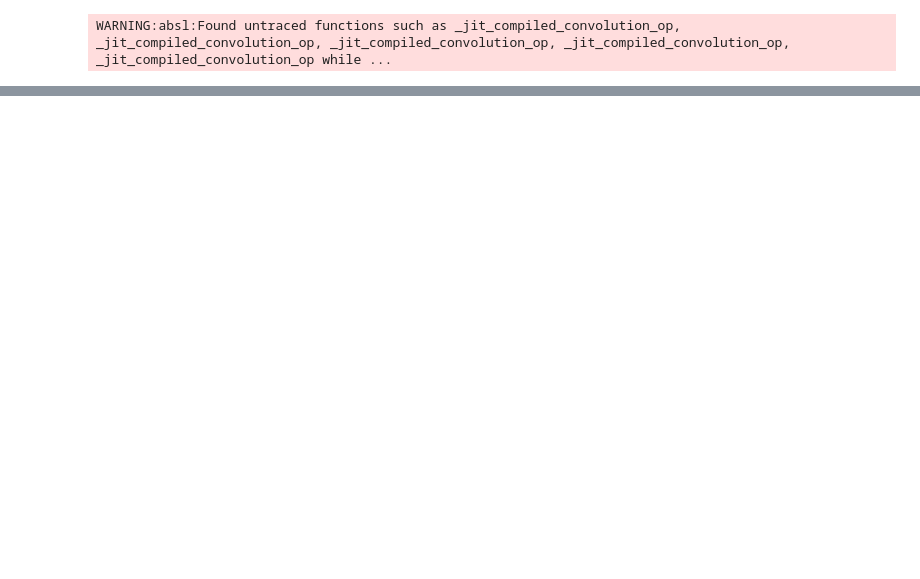
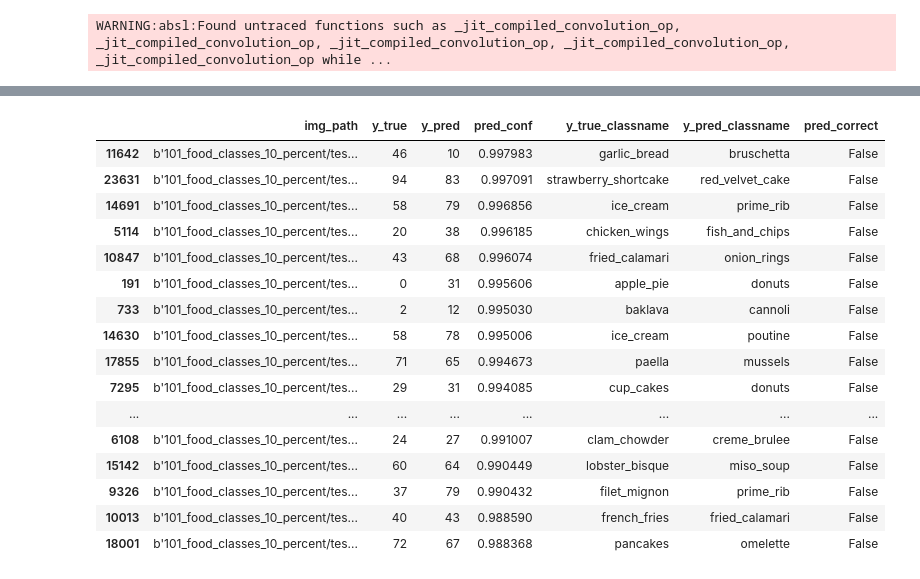
Before and after one commit to 95ImadEL/Tensorflow-basics, a Jupyter notebook: Scaling_up.ipynb, the cells around one changed output, grey strips where cells are left out. Drawn from its saved outputs; the diff is of its cells as text; code cells hidden in the pictures; blank space fills up the shorter version.

```diff
--- a/Scaling_up.ipynb
+++ b/Scaling_up.ipynb
@@ -236,0 +533,22 @@ WARNING:absl:Found untraced functions such as _jit_compiled_convolution_op, _jit
+# %%
+# 4. Get the top 100 wrong examples
+top_100_wrong = pred_df[pred_df["pred_correct"] == False].sort_values("pred_conf", ascending=False)[:100]
+top_100_wrong.head(20)
+# %% [output]
+|  | img_path | y_true | y_pred | pred_conf | y_true_classname | y_pred_classname | pred_correct |
+| 11642 | b'101_food_classes_10_percent/tes... | 46 | 10 | 0.997983 | garlic_bread | bruschetta | False |
+| 23631 | b'101_food_classes_10_percent/tes... | 94 | 83 | 0.997091 | strawberry_shortcake | red_velvet_cake | False |
+| 14691 | b'101_food_classes_10_percent/tes... | 58 | 79 | 0.996856 | ice_cream | prime_rib | False |
+| 5114 | b'101_food_classes_10_percent/tes... | 20 | 38 | 0.996185 | chicken_wings | fish_and_chips | False |
+| 10847 | b'101_food_classes_10_percent/tes... | 43 | 68 | 0.996074 | fried_calamari | onion_rings | False |
+| 191 | b'101_food_classes_10_percent/tes... | 0 | 31 | 0.995606 | apple_pie | donuts | False |
+| 733 | b'101_food_classes_10_percent/tes... | 2 | 12 | 0.995030 | baklava | cannoli | False |
+| 14630 | b'101_food_classes_10_percent/tes... | 58 | 78 | 0.995006 | ice_cream | poutine | False |
+| 17855 | b'101_food_classes_10_percent/tes... | 71 | 65 | 0.994673 | paella | mussels | False |
+| 7295 | b'101_food_classes_10_percent/tes... | 29 | 31 | 0.994085 | cup_cakes | donuts | False |
+| ... | ... | ... | ... | ... | ... | ... | ... |
+| 6108 | b'101_food_classes_10_percent/tes... | 24 | 27 | 0.991007 | clam_chowder | creme_brulee | False |
+| 15142 | b'101_food_classes_10_percent/tes... | 60 | 64 | 0.990449 | lobster_bisque | miso_soup | False |
+| 9326 | b'101_food_classes_10_percent/tes... | 37 | 79 | 0.990432 | filet_mignon | prime_rib | False |
+| 10013 | b'101_food_classes_10_percent/tes... | 40 | 43 | 0.988590 | french_fries | fried_calamari | False |
+| 18001 | b'101_food_classes_10_percent/tes... | 72 | 67 | 0.988368 | pancakes | omelette | False |
```
Also changed, not shown: parts of 29 cells of this notebook.
